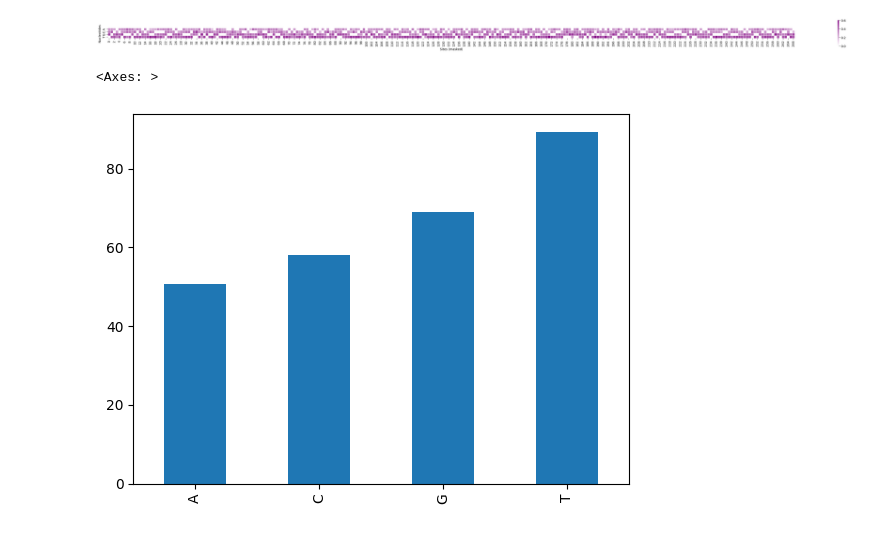
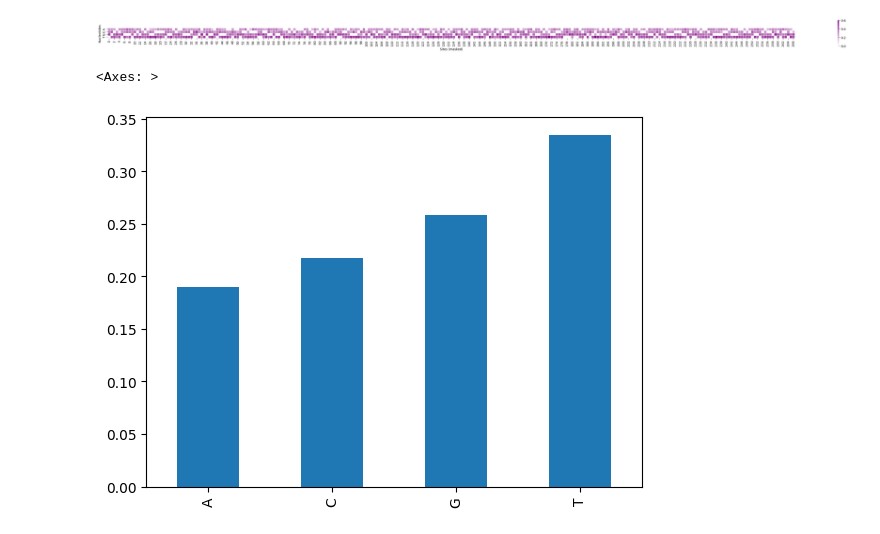
Before and after one commit to matsengrp/thrifty-experiments-1, a Jupyter notebook: human/crepe_demo.ipynb, the cells around one changed output. Saved outputs shown, nothing was run; the diff lists cells and outputs as text; code cells hidden in the pictures.

Commit message:
taking mean

```diff
--- a/human/crepe_demo.ipynb
+++ b/human/crepe_demo.ipynb
@@ -46,7 +46,7 @@ plt.show()
 # %% [output]
 [figure]
 # %%
-pd.Series(csps.sum(axis=0), index=["A", "C", "G", "T"]).plot(kind="bar")
+pd.Series(csps.mean(axis=0), index=["A", "C", "G", "T"]).plot(kind="bar")
 # %% [output]
 <Axes: >
-[figure, old version]
+[figure, new version]
```
